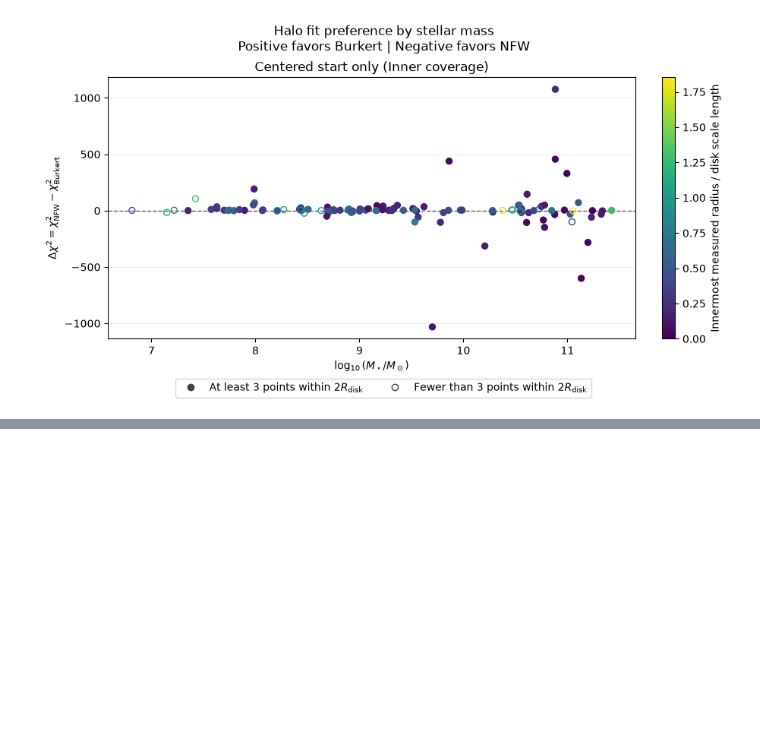
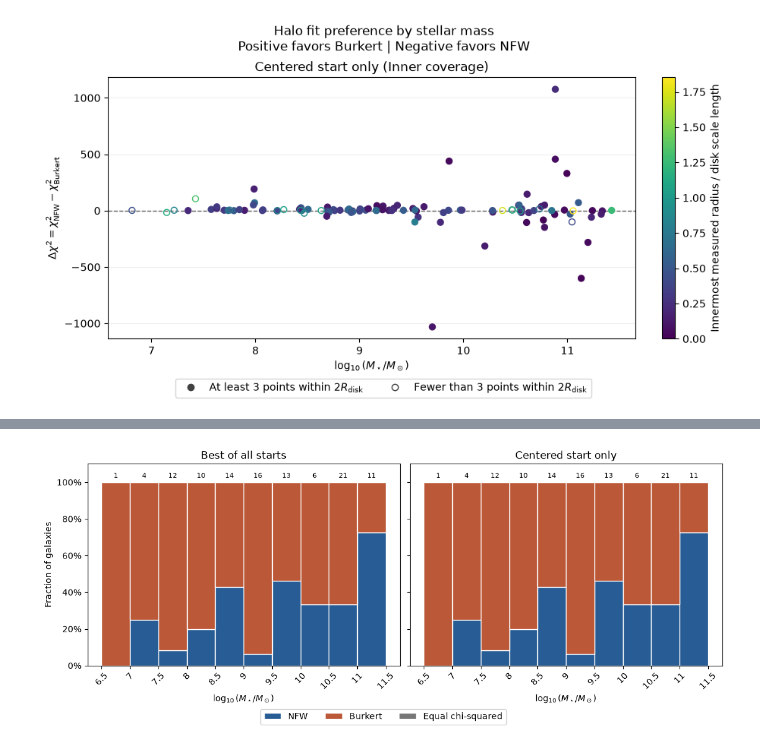
Before and after one commit to trishatalp/phys_474_halos, a Jupyter notebook: notebooks/5_stellar_mass_halo_preference.ipynb, the cells around one changed output, grey strips where cells are left out. Cells and saved outputs as stored; diff of their text form; code cells hidden in the pictures; blank space fills up the shorter version.

```diff
--- a/notebooks/5_stellar_mass_halo_preference.ipynb
+++ b/notebooks/5_stellar_mass_halo_preference.ipynb
@@ -129,0 +135,43 @@ comparison.to_csv(FIT_DIR / "stellar_mass_halo_preference.csv", index=False)
+# %%
+from matplotlib.ticker import PercentFormatter
+
+bin_width = 0.5
+log_mass = comparison.log_stellar_mass
+first_bin = int(np.floor(log_mass.min() / bin_width))
+last_bin = int(np.floor(log_mass.max() / bin_width))
+edges = bin_width * np.arange(first_bin, last_bin + 2)
+
+fig, axes = plt.subplots(1, 2, sharex=True, sharey=True, figsize=(11, 4.5),
+                         layout="constrained")
+for ax, title, delta_column in zip(
+    axes, ("Best of all starts", "Centered start only"),
+    ("delta_chi2", "centered_delta_chi2"),
+):
+    delta = comparison[delta_column]
+    bottom = np.zeros(len(edges) - 1)
+    categories = (
+        (delta.lt(0), "NFW", "#285C94"),
+        (delta.gt(0), "Burkert", "#BB5838"),
+        (delta.eq(0), "Equal chi-squared", "#777777"),
+    )
+    totals, _ = np.histogram(log_mass[np.isfinite(delta)], bins=edges)
+    occupied = totals > 0
+    for mask, label, color in categories:
+        counts, _ = np.histogram(log_mass[mask & np.isfinite(delta)], bins=edges)
+        fraction = counts[occupied] / totals[occupied]
+        ax.bar(edges[:-1][occupied], fraction, bottom=bottom[occupied],
+               width=bin_width, align="edge", color=color, edgecolor="white", label=label)
+        bottom[occupied] += fraction
+    for midpoint, total in zip((edges[:-1] + bin_width / 2)[occupied], totals[occupied]):
+        ax.text(midpoint, 1.015, str(total), ha="center", va="bottom", fontsize=8)
+    ax.set(title=title, xlabel=r"$\log_{10}(M_\star/M_\odot)$", ylim=(0, 1.10))
+    ax.set_xticks(edges, rotation=45, labels=[f"{edge:g}" for edge in edges])
+    ax.yaxis.set_major_formatter(PercentFormatter(xmax=1))
+axes[0].set_ylabel("Fraction of galaxies")
+fig.legend(*axes[0].get_legend_handles_labels(), loc="outside lower center", ncols=3)
+fig.savefig(FIGURE_DIR / "halo_preference_fraction_by_stellar_mass.png", dpi=300)
+fig.savefig(FIGURE_DIR / "halo_preference_fraction_by_stellar_mass.pdf")
+plt.show()
+plt.close(fig)
+# %% [output]
+[figure, added]
```
Also changed, not shown: parts of 6 cells of this notebook, 12 other files.
